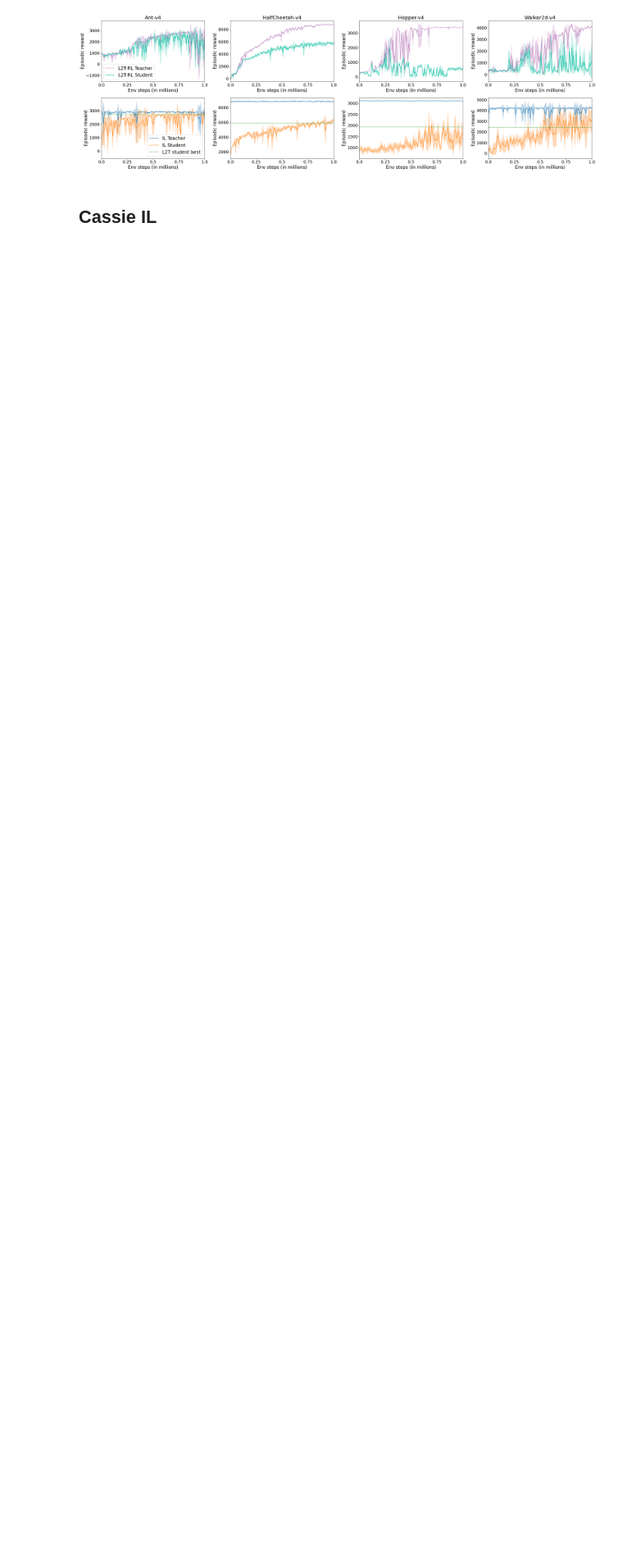
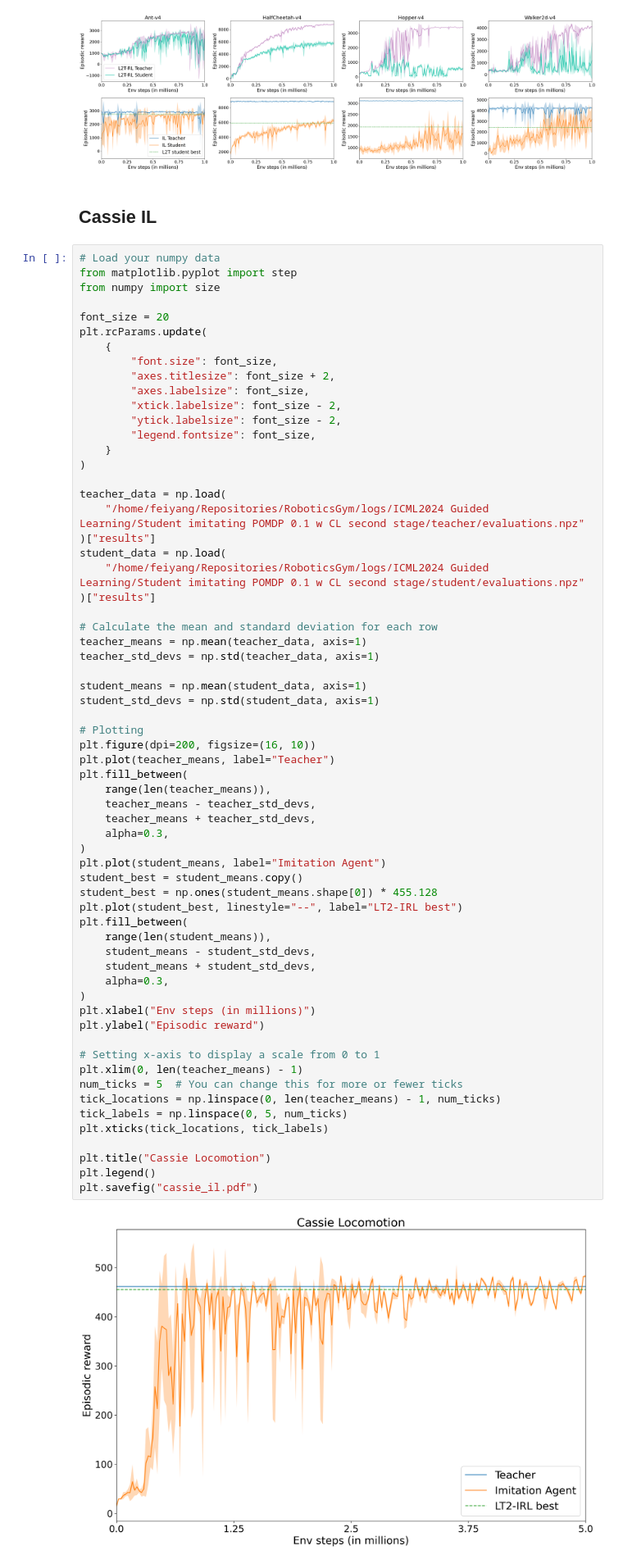
Before and after one commit to FeiyangWuPK/RoboticsGym, a Jupyter notebook: scripts/visualize_lt2.ipynb, the cells around one changed output. Shown at 82% size. Cells and saved outputs as stored; diff of their text form; blank space fills up the shorter version.

Commit message:
Update cassie exp.

```diff
--- a/scripts/visualize_lt2.ipynb
+++ b/scripts/visualize_lt2.ipynb
@@ -508,3 +663,68 @@ plt.savefig('mujoco_results.pdf')
 [figure]
 # %% [markdown]
 ## Cassie IL
+# %%
+# Load your numpy data
+from matplotlib.pyplot import step
+from numpy import size
+
+font_size = 20
+plt.rcParams.update(
+    {
+        "font.size": font_size,
+        "axes.titlesize": font_size + 2,
+        "axes.labelsize": font_size,
+        "xtick.labelsize": font_size - 2,
+        "ytick.labelsize": font_size - 2,
+        "legend.fontsize": font_size,
+    }
+)
+
+teacher_data = np.load(
+    "/home/feiyang/Repositories/RoboticsGym/logs/ICML2024 Guided Learning/Student imitating POMDP 0.1 w CL second stage/teacher/evaluations.npz"
+)["results"]
+student_data = np.load(
+    "/home/feiyang/Repositories/RoboticsGym/logs/ICML2024 Guided Learning/Student imitating POMDP 0.1 w CL second stage/student/evaluations.npz"
+)["results"]
+
+# Calculate the mean and standard deviation for each row
+teacher_means = np.mean(teacher_data, axis=1)
+teacher_std_devs = np.std(teacher_data, axis=1)
+
+student_means = np.mean(student_data, axis=1)
+student_std_devs = np.std(student_data, axis=1)
+
+# Plotting
+plt.figure(dpi=200, figsize=(16, 10))
+plt.plot(teacher_means, label="Teacher")
+plt.fill_between(
+    range(len(teacher_means)),
+    teacher_means - teacher_std_devs,
+    teacher_means + teacher_std_devs,
+    alpha=0.3,
+)
+plt.plot(student_means, label="Imitation Agent")
+student_best = student_means.copy()
+student_best = np.ones(student_means.shape[0]) * 455.128
+plt.plot(student_best, linestyle="--", label="LT2-IRL best")
+plt.fill_between(
+    range(len(student_means)),
+    student_means - student_std_devs,
+    student_means + student_std_devs,
+    alpha=0.3,
+)
+plt.xlabel("Env steps (in millions)")
+plt.ylabel("Episodic reward")
+
+# Setting x-axis to display a scale from 0 to 1
+plt.xlim(0, len(teacher_means) - 1)
+num_ticks = 5  # You can change this for more or fewer ticks
+tick_locations = np.linspace(0, len(teacher_means) - 1, num_ticks)
+tick_labels = np.linspace(0, 5, num_ticks)
+plt.xticks(tick_locations, tick_labels)
+
+plt.title("Cassie Locomotion")
+plt.legend()
+plt.savefig("cassie_il.pdf")
+# %% [output]
+[figure, added]
```
Also changed, not shown: parts of 7 cells of this notebook, 2 other files.
